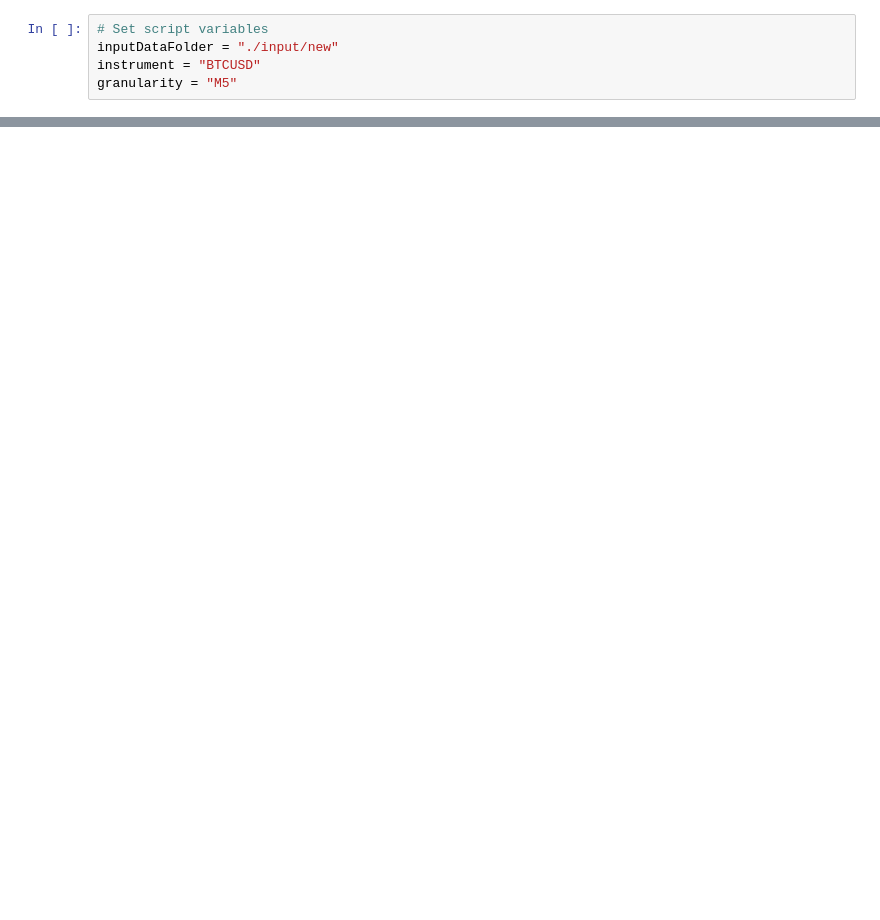
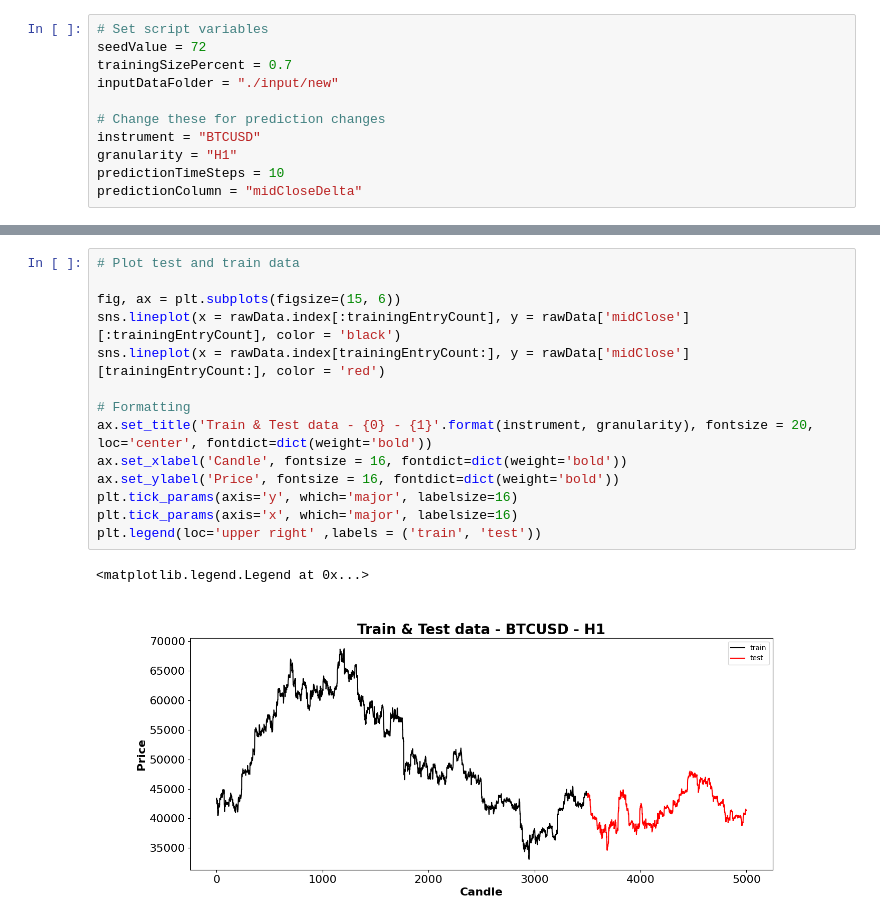
Before and after one commit to rink72/kaggle-price-prediction, a Jupyter notebook: notebook1/investigation.ipynb, the cells around one changed output, grey strips where cells are left out. Cells and saved outputs as stored; diff of their text form; blank space fills up the shorter version.

```diff
--- a/notebook1/investigation.ipynb
+++ b/notebook1/investigation.ipynb
@@ -30,8 +72,14 @@ These core variables are used throughout the scripts. The instrument and granula
 # %%
 # Set script variables
+seedValue = 72
+trainingSizePercent = 0.7
 inputDataFolder = "./input/new"
+
+# Change these for prediction changes
 instrument = "BTCUSD"
-granularity = "M5"
+granularity = "H1"
+predictionTimeSteps = 10
+predictionColumn = "midCloseDelta"
 # %%
 # Import data
 
@@ -41,0 +185,17 @@ rawData.head()
+# %%
+# Plot test and train data
+
+fig, ax = plt.subplots(figsize=(15, 6))
+sns.lineplot(x = rawData.index[:trainingEntryCount], y = rawData['midClose'][:trainingEntryCount], color = 'black')
+sns.lineplot(x = rawData.index[trainingEntryCount:], y = rawData['midClose'][trainingEntryCount:], color = 'red')
+
+# Formatting
+ax.set_title('Train & Test data - {0} - {1}'.format(instrument, granularity), fontsize = 20, loc='center', fontdict=dict(weight='bold'))
+ax.set_xlabel('Candle', fontsize = 16, fontdict=dict(weight='bold'))
+ax.set_ylabel('Price', fontsize = 16, fontdict=dict(weight='bold'))
+plt.tick_params(axis='y', which='major', labelsize=16)
+plt.tick_params(axis='x', which='major', labelsize=16)
+plt.legend(loc='upper right' ,labels = ('train', 'test'))
+# %% [output]
+<matplotlib.legend.Legend at 0x...>
+[figure, added]
```
Also changed, not shown: parts of 10 cells of this notebook, 3 other files.
